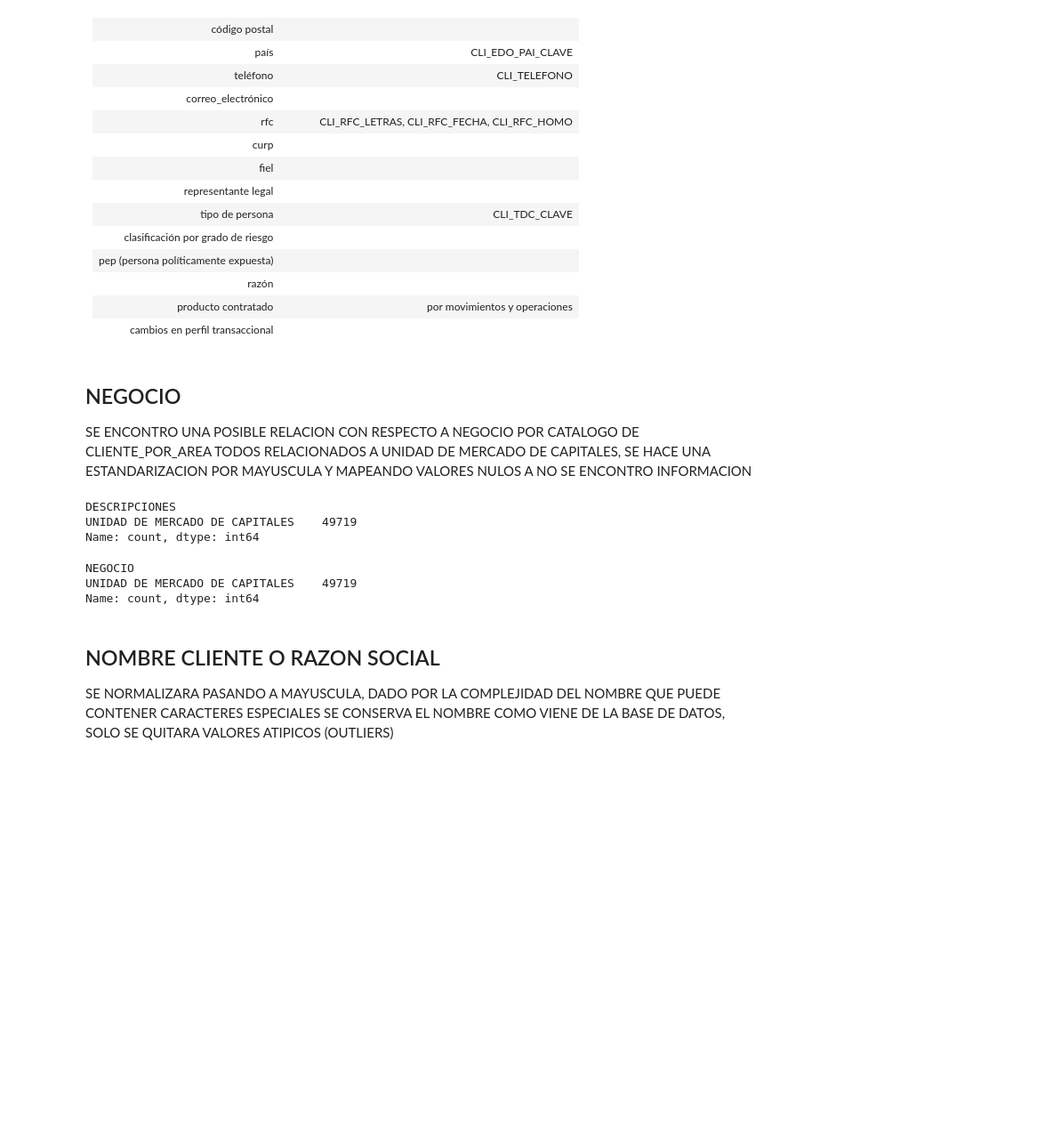
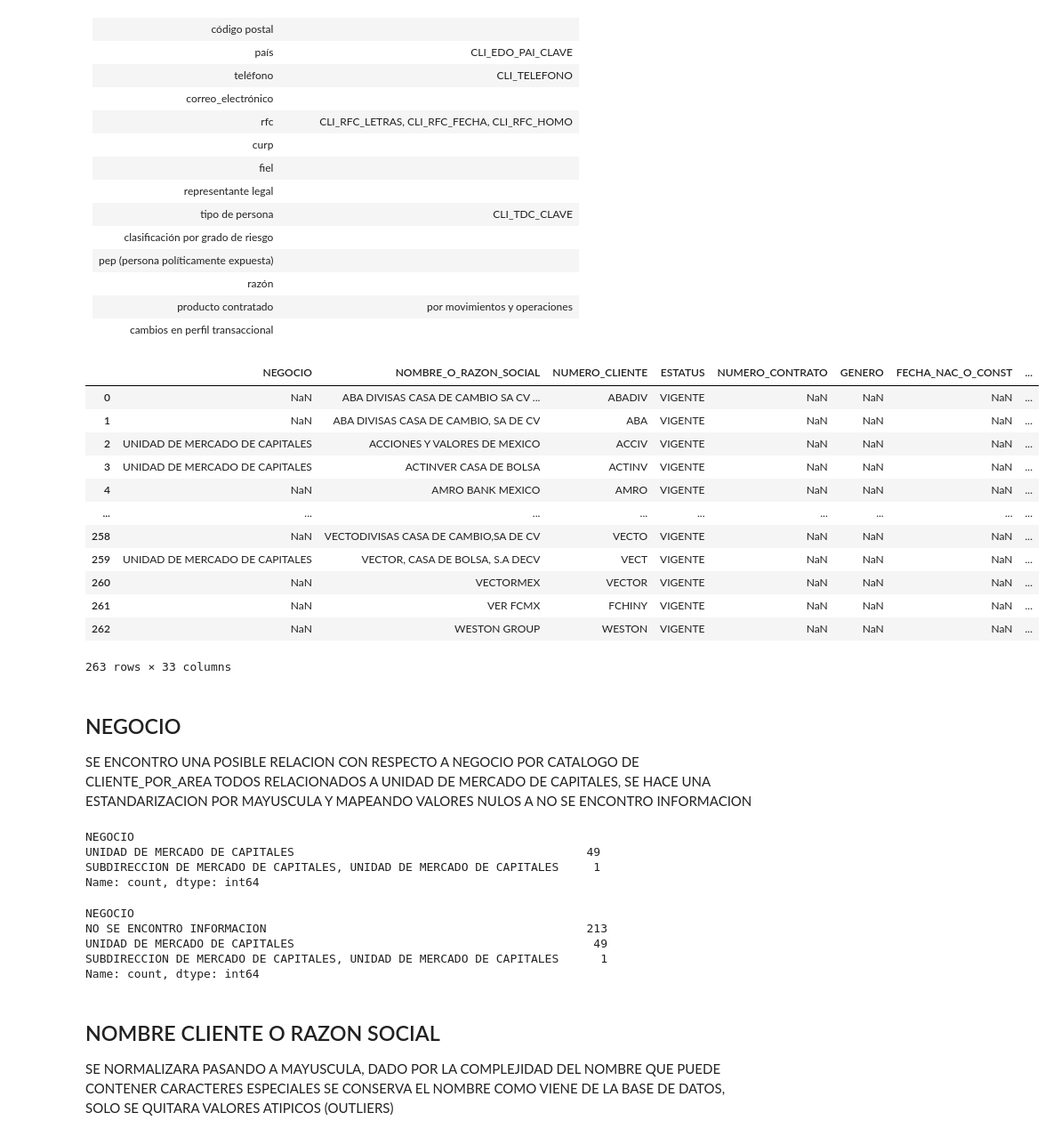
Before and after one commit to Ale1726/clientes_eda, a Jupyter notebook: meca_descripcion.ipynb, the cells around one changed output. Shown at 89% size. Cells and saved outputs as stored; diff of their text form; code cells hidden in the pictures; blank space fills up the shorter version.

```diff
--- a/meca_descripcion.ipynb
+++ b/meca_descripcion.ipynb
@@ -44,15 +44,32 @@ import cx_Oracle
 import pandas as pd
 import os
 # %%
-df = pd.read_csv("/home/ale1726/proyects/datalake/clientes/data/Transformacion_clientes_MECA.dat",low_memory=False)
+df = pd.read_csv("/home/ale1726/proyects/datalake/clientes/data/Clientes_activos_MECA.dat")
+# %%
+df
+# %% [output]
+|  | NEGOCIO | NOMBRE_O_RAZON_SOCIAL | NUMERO_CLIENTE | ESTATUS | NUMERO_CONTRATO | GENERO | FECHA_NAC_O_CONST | ... |
+| 0 | NaN | ABA DIVISAS CASA DE CAMBIO SA CV ... | ABADIV | VIGENTE | NaN | NaN | NaN | ... |
+| 1 | NaN | ABA DIVISAS CASA DE CAMBIO, SA DE CV | ABA | VIGENTE | NaN | NaN | NaN | ... |
+| 2 | UNIDAD DE MERCADO DE CAPITALES | ACCIONES Y VALORES DE MEXICO | ACCIV | VIGENTE | NaN | NaN | NaN | ... |
+| 3 | UNIDAD DE MERCADO DE CAPITALES | ACTINVER CASA DE BOLSA | ACTINV | VIGENTE | NaN | NaN | NaN | ... |
+| 4 | NaN | AMRO BANK MEXICO | AMRO | VIGENTE | NaN | NaN | NaN | ... |
+| ... | ... | ... | ... | ... | ... | ... | ... | ... |
+| 258 | NaN | VECTODIVISAS CASA DE CAMBIO,SA DE CV | VECTO | VIGENTE | NaN | NaN | NaN | ... |
+| 259 | UNIDAD DE MERCADO DE CAPITALES | VECTOR, CASA DE BOLSA, S.A DECV | VECT | VIGENTE | NaN | NaN | NaN | ... |
+| 260 | NaN | VECTORMEX | VECTOR | VIGENTE | NaN | NaN | NaN | ... |
+| 261 | NaN | VER FCMX | FCHINY | VIGENTE | NaN | NaN | NaN | ... |
+| 262 | NaN | WESTON GROUP | WESTON | VIGENTE | NaN | NaN | NaN | ... |
+263 rows × 33 columns
 # %% [markdown]
 ## NEGOCIO
 SE ENCONTRO UNA POSIBLE RELACION CON RESPECTO A NEGOCIO POR CATALOGO DE CLIENTE_POR_AREA TODOS RELACIONADOS A UNIDAD DE MERCADO DE CAPITALES, SE HACE UNA ESTANDARIZACION POR MAYUSCULA Y MAPEANDO VALORES NULOS A NO SE ENCONTRO INFORMACION
 # %%
-df.value_counts("DESCRIPCIONES")
+df.value_counts("NEGOCIO")
 # %% [output]
-DESCRIPCIONES
-UNIDAD DE MERCADO DE CAPITALES    49719
+NEGOCIO
+UNIDAD DE MERCADO DE CAPITALES                                          49
+SUBDIRECCION DE MERCADO DE CAPITALES, UNIDAD DE MERCADO DE CAPITALES     1
 Name: count, dtype: int64
 # %%
 df = df.rename(columns={"DESCRIPCIONES": "NEGOCIO"})
@@ -61,7 +78,9 @@ df["NEGOCIO"] = df["NEGOCIO"].apply(lambda x: x.upper() if pd.notna(x) else "NO
 df.value_counts("NEGOCIO")
 # %% [output]
 NEGOCIO
-UNIDAD DE MERCADO DE CAPITALES    49719
+NO SE ENCONTRO INFORMACION                                              213
+UNIDAD DE MERCADO DE CAPITALES                                           49
+SUBDIRECCION DE MERCADO DE CAPITALES, UNIDAD DE MERCADO DE CAPITALES      1
 Name: count, dtype: int64
 # %% [markdown]
 ## NOMBRE CLIENTE O RAZON SOCIAL
```
Also changed, not shown: parts of 23 cells of this notebook, 9 other files.
